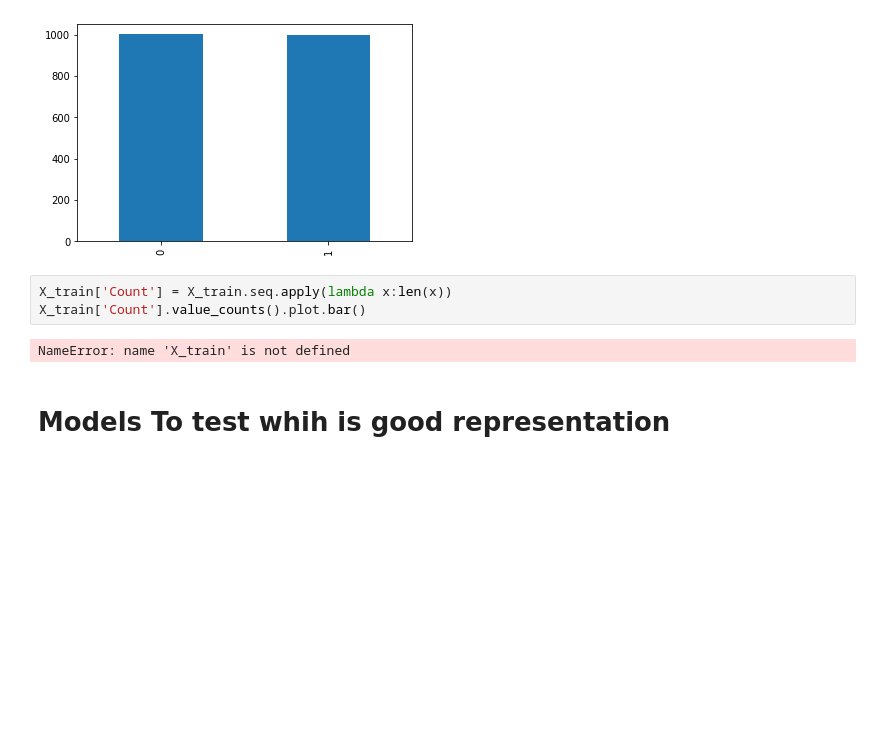
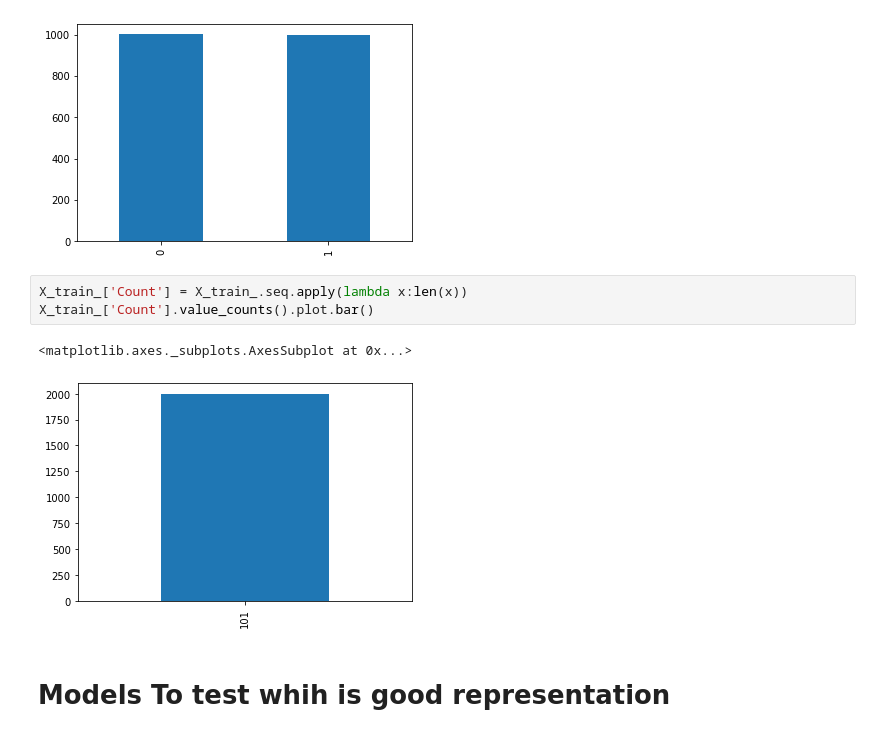
Before and after one commit to IsraelAbebe/kernel-ammi-kaggle-Team-IS, a Jupyter notebook: israel/EDA++.ipynb, the cells around one changed output. Cells and saved outputs as stored; diff of their text form; blank space fills up the shorter version.

```diff
--- a/israel/EDA++.ipynb
+++ b/israel/EDA++.ipynb
@@ -42,10 +42,11 @@ y['Bound'].value_counts().plot.bar()
 <matplotlib.axes._subplots.AxesSubplot at 0x...>
 [figure]
 # %%
-X_train['Count'] = X_train.seq.apply(lambda x:len(x))
-X_train['Count'].value_counts().plot.bar()
+X_train_['Count'] = X_train_.seq.apply(lambda x:len(x))
+X_train_['Count'].value_counts().plot.bar()
 # %% [output]
-NameError: name 'X_train' is not defined
+<matplotlib.axes._subplots.AxesSubplot at 0x...>
+[figure, added]
 # %% [markdown]
 # Models To test whih is good representation
 # %%
```
Also changed, not shown: 3 other files.
